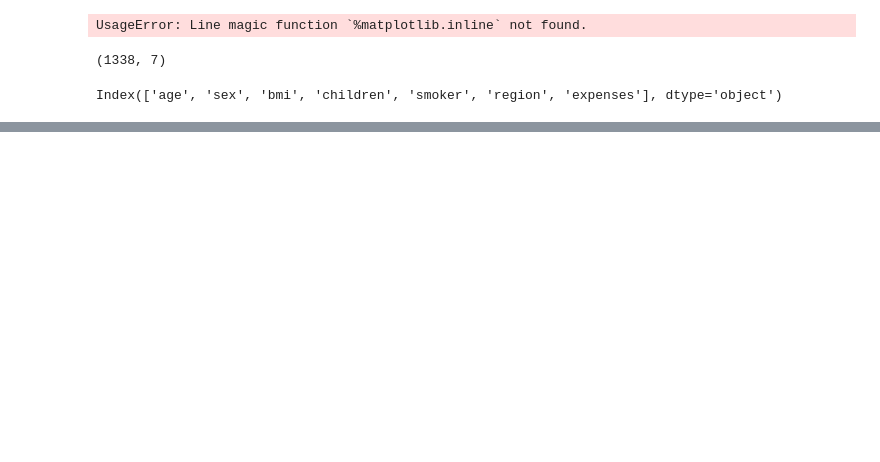
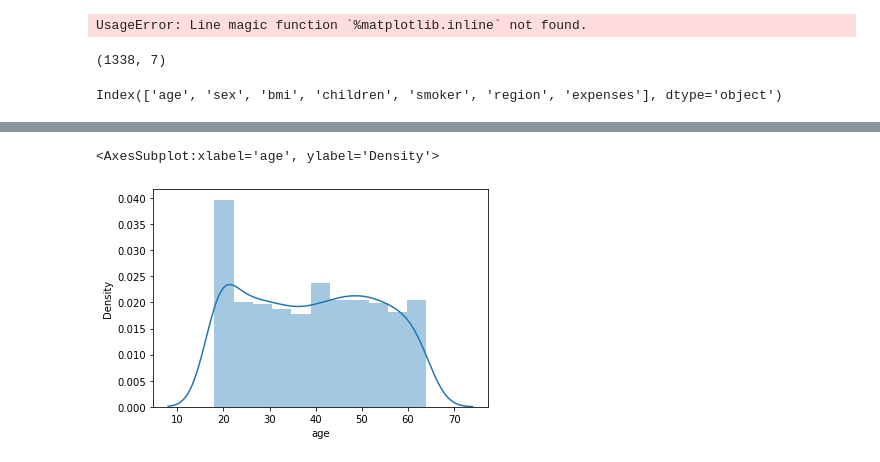
Before and after one commit to aniyant/Insurance-Premium-Prediction, a Jupyter notebook: notebooks/EDA.ipynb, the cells around one changed output, grey strips where cells are left out. Cells and saved outputs as stored; diff of their text form; code cells hidden in the pictures; blank space fills up the shorter version.

```diff
--- a/notebooks/EDA.ipynb
+++ b/notebooks/EDA.ipynb
@@ -101,0 +69,5 @@ df.head()
+# %%
+sns.distplot(df["age"])
+# %% [output]
+<AxesSubplot:xlabel='age', ylabel='Density'>
+[figure, added]
```
Also changed, not shown: parts of 68 cells of this notebook, 16 other files.
